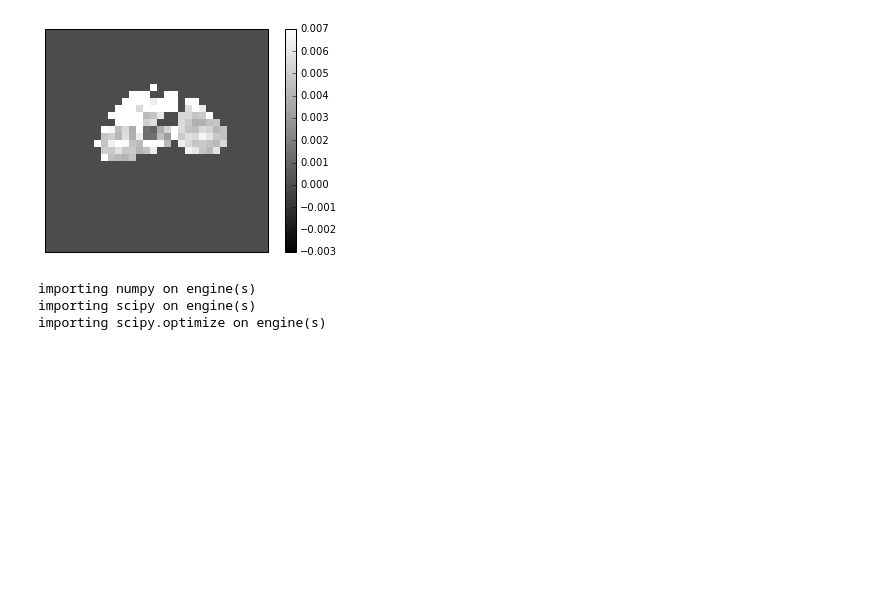
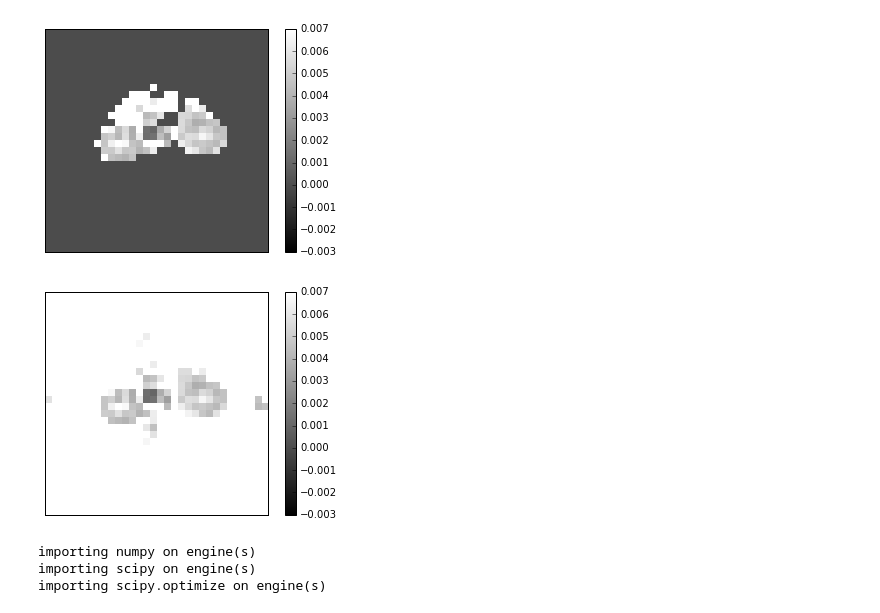
Before and after one commit to maidens/Constrained-Kinetics, a Jupyter notebook: kidney_experiment/kidney_experiment.ipynb, the cells around one changed output. Cells and saved outputs as stored; diff of their text form; code cells hidden in the pictures; blank space fills up the shorter version.

```diff
--- a/kidney_experiment/kidney_experiment.ipynb
+++ b/kidney_experiment/kidney_experiment.ipynb
@@ -299,6 +299,18 @@ plt.savefig('kidney_kPL_map_unconstrained_no_noise.png', bbox_inches='tight')
 plt.show()
 # %% [output]
 [figure]
+# %%
+# same figure without mask
+
+plt.imshow(kPL_fit[:, :], cmap="gray",  vmin=-3e-3, vmax=7e-3, interpolation="nearest")
+plt.xticks([])
+plt.yticks([])
+plt.colorbar()
+
+plt.savefig('kidney_kPL_map_unconstrained_no_mask.png', bbox_inches='tight')
+plt.show()
+# %% [output]
+[figure, added]
 # %%
 ## ADMM / Douglas-Rachford algorithm for parameter mapping
 
```
Also changed, not shown: parts of 3 cells of this notebook, 1 other file.
